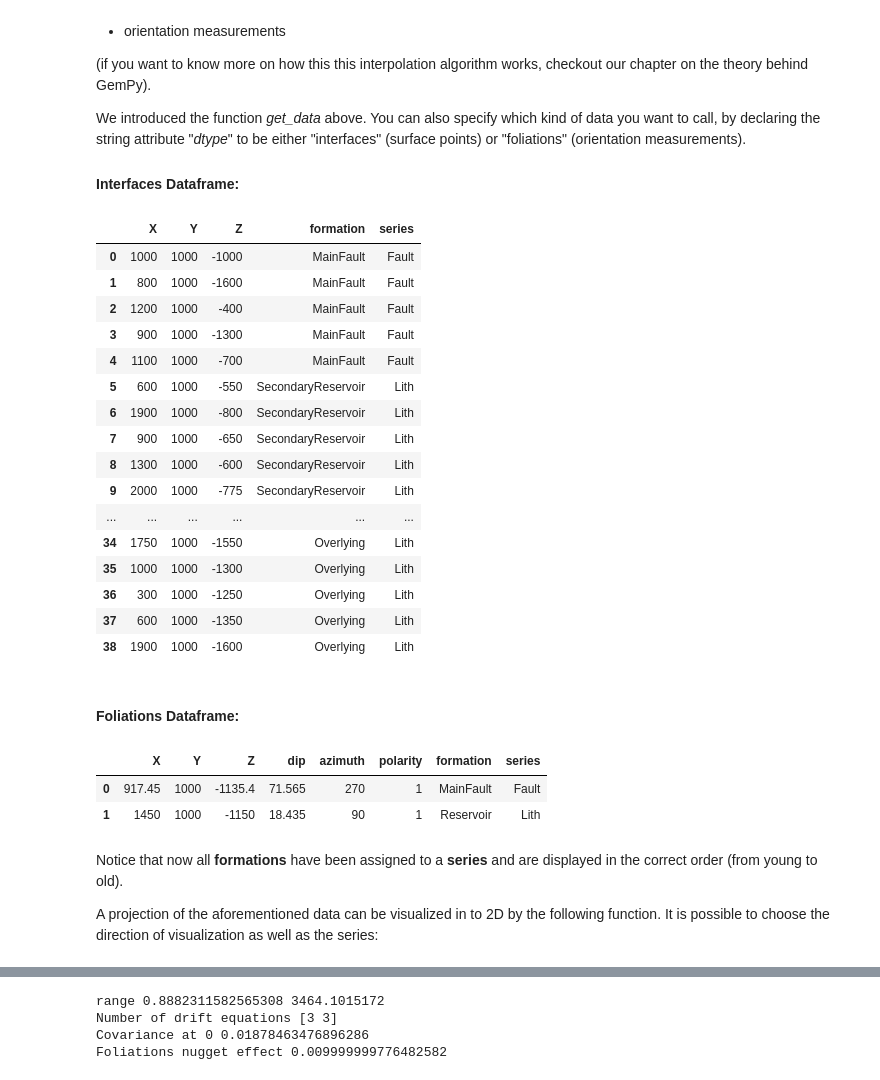
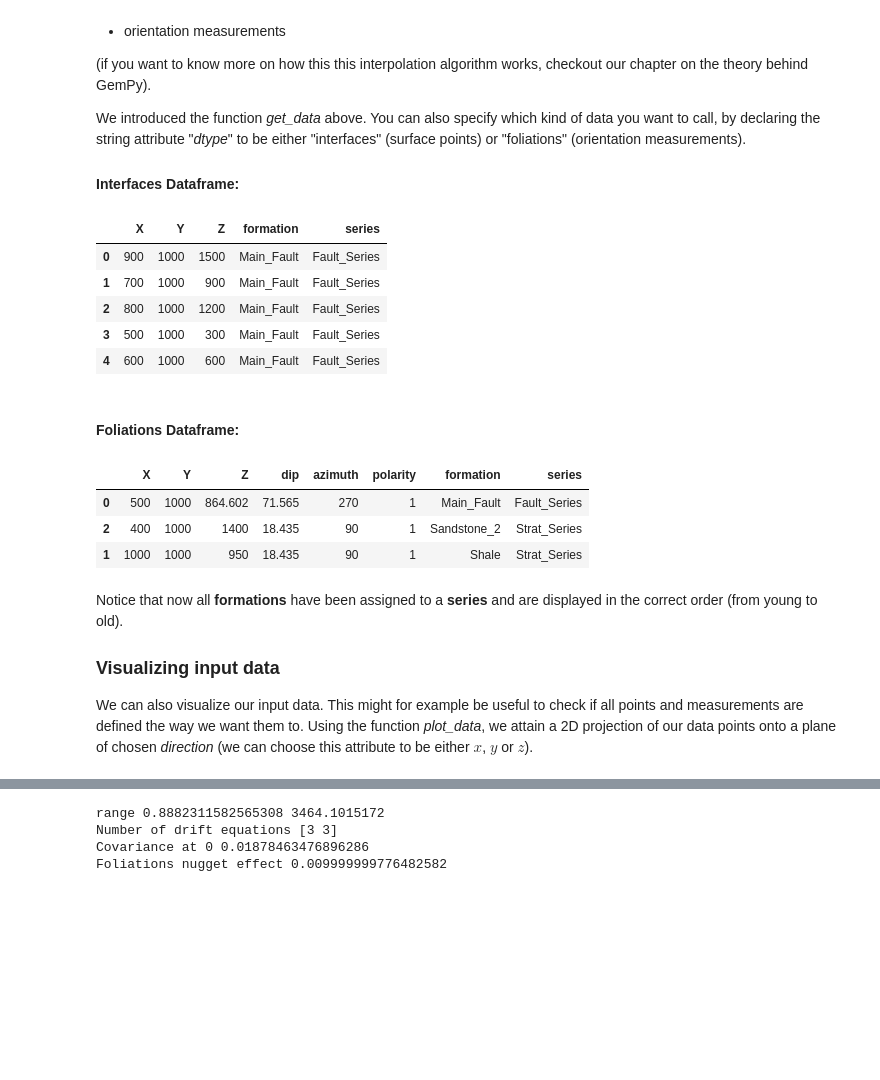
Before and after one commit to gempy-project/gempy, a Jupyter notebook: Tutorial/ch1.ipynb, the cells around one changed output, grey strips where cells are left out. Saved outputs shown, nothing was run; the diff lists cells and outputs as text; code cells hidden in the pictures; blank space fills up the shorter version.

```diff
--- a/Tutorial/ch1.ipynb
+++ b/Tutorial/ch1.ipynb
@@ -32,6 +58,10 @@ As we generate our InputData from CSV-files, we also have to define our model's
 # %%
 # Importing the data from CSV-files and setting extent and resolution
-geo_data = gp.create_data([0,2000,0,2000,-2000,0],[50,50,50],
-                          path_f = os.pardir+"/input_data/FabLessPoints_Foliations.csv",
-                          path_i = os.pardir+"/input_data/FabLessPoints_Points.csv")
+geo_data = gp.create_data([0,2000,0,2000,0,2000],[50,50,50],
+                          path_f = os.pardir+"/input_data/tut_chapter1/simple_fault_model_orientations.csv", # importing orientation (foliation) data
+                          path_i = os.pardir+"/input_data/tut_chapter1/simple_fault_model_points.csv") # importing point-positional interface data
+
+#geo_data = gp.create_data([0,2000,0,2000,0,2000],[50,50,50],
+#                         path_f = os.pardir+"/input_data/tut_chapter1/fault_unconformity_model_orientations.csv", # importing orientation (foliation) data
+#                          path_i = os.pardir+"/input_data/tut_chapter1/fault_unconformity_model_points.csv") # importing point-positional interface data
 # %% [markdown]
@@ -74,9 +104,17 @@ Our example model comprises four main layers (plus an underlying basement that i
-# %%
-# Assigning series to formations as well as their order (timewise)
-gp.set_series(geo_data, {"Fault Series":'MainFault',
-                      "Strat Series": ('SecondaryReservoir','Seal', 'Reservoir', 'Overlying')},
-                       order_series = ["Fault Series", 'Strat Series'],
-                       order_formations=['MainFault',
-                                         'SecondaryReservoir', 'Seal','Reservoir', 'Overlying',
-                                         ], verbose=0)
+# %%
+# Assigning series to formations as well as their order (timewise)
+gp.set_series(geo_data, {"Fault_Series":'Main_Fault',
+                      "Strat_Series": ('Sandstone_2','Siltstone', 'Shale', 'Sandstone_1')},
+                       order_series = ["Fault_Series", 'Strat_Series'],
+                       order_formations=['Main_Fault',
+                                         'Sandstone_2','Siltstone', 'Shale', 'Sandstone_1',
+                                         ], verbose=0)
+
+# unconformity model:
+#gp.set_series(geo_data, {"Fault_Series":'Main_Fault', "Unconf_Series":'Carbonate',
+#                      "Strat_Series": ('Sandstone_2','Siltstone', 'Shale', 'Sandstone_1')},
+#                       order_series = ["Fault_Series", "Unconf_Series", 'Strat_Series'],
+#                       order_formations=['Main_Fault', 'Carbonate',
+#                                         'Sandstone_2','Siltstone', 'Shale', 'Sandstone_1',
+#                                         ], verbose=0)
 # %% [markdown]
@@ -121,37 +159,29 @@ We introduced the function *get_data* above. You can also specify which kind of
 
 #### Interfaces Dataframe:
 # %%
-gp.get_data(geo_data, 'interfaces')
+gp.get_data(geo_data, 'interfaces').head()
 # %% [output]
 |  | X | Y | Z | formation | series |
-| 0 | 1000 | 1000 | -1000 | MainFault | Fault |
-| 1 | 800 | 1000 | -1600 | MainFault | Fault |
-| 2 | 1200 | 1000 | -400 | MainFault | Fault |
-| 3 | 900 | 1000 | -1300 | MainFault | Fault |
-| 4 | 1100 | 1000 | -700 | MainFault | Fault |
-| 5 | 600 | 1000 | -550 | SecondaryReservoir | Lith |
-| 6 | 1900 | 1000 | -800 | SecondaryReservoir | Lith |
-| 7 | 900 | 1000 | -650 | SecondaryReservoir | Lith |
-| 8 | 1300 | 1000 | -600 | SecondaryReservoir | Lith |
-| 9 | 2000 | 1000 | -775 | SecondaryReservoir | Lith |
-| ... | ... | ... | ... | ... | ... |
-| 34 | 1750 | 1000 | -1550 | Overlying | Lith |
-| 35 | 1000 | 1000 | -1300 | Overlying | Lith |
-| 36 | 300 | 1000 | -1250 | Overlying | Lith |
-| 37 | 600 | 1000 | -1350 | Overlying | Lith |
-| 38 | 1900 | 1000 | -1600 | Overlying | Lith |
+| 0 | 900 | 1000 | 1500 | Main_Fault | Fault_Series |
+| 1 | 700 | 1000 | 900 | Main_Fault | Fault_Series |
+| 2 | 800 | 1000 | 1200 | Main_Fault | Fault_Series |
+| 3 | 500 | 1000 | 300 | Main_Fault | Fault_Series |
+| 4 | 600 | 1000 | 600 | Main_Fault | Fault_Series |
 # %% [markdown]
 #### Foliations Dataframe:
 # %%
 gp.get_data(geo_data, 'foliations')
 # %% [output]
 |  | X | Y | Z | dip | azimuth | polarity | formation | series |
-| 0 | 917.45 | 1000 | -1135.4 | 71.565 | 270 | 1 | MainFault | Fault |
-| 1 | 1450 | 1000 | -1150 | 18.435 | 90 | 1 | Reservoir | Lith |
+| 0 | 500 | 1000 | 864.602 | 71.565 | 270 | 1 | Main_Fault | Fault_Series |
+| 2 | 400 | 1000 | 1400 | 18.435 | 90 | 1 | Sandstone_2 | Strat_Series |
+| 1 | 1000 | 1000 | 950 | 18.435 | 90 | 1 | Shale | Strat_Series |
-# %% [markdown]
-Notice that now all **formations** have been assigned to a **series** and are displayed in the correct order (from young to old).
-
-A projection of the aforementioned data can be visualized in to 2D by the following function. It is possible to choose the direction of visualization as well as the series:
+# %% [markdown]
+Notice that now all **formations** have been assigned to a **series** and are displayed in the correct order (from young to old).
+
+### Visualizing input data
+
+We can also visualize our input data. This might for example be useful to check if all points and measurements are defined the way we want them to. Using the function *plot_data*, we attain a 2D projection of our data points onto a plane of chosen *direction* (we can choose this attribute to be either $x$, $y$ or $z$).
 # %%
 %matplotlib inline
 gp.plot_data(geo_data, direction='y')
```
Also changed, not shown: parts of 43 cells of this notebook, 14 other files.
